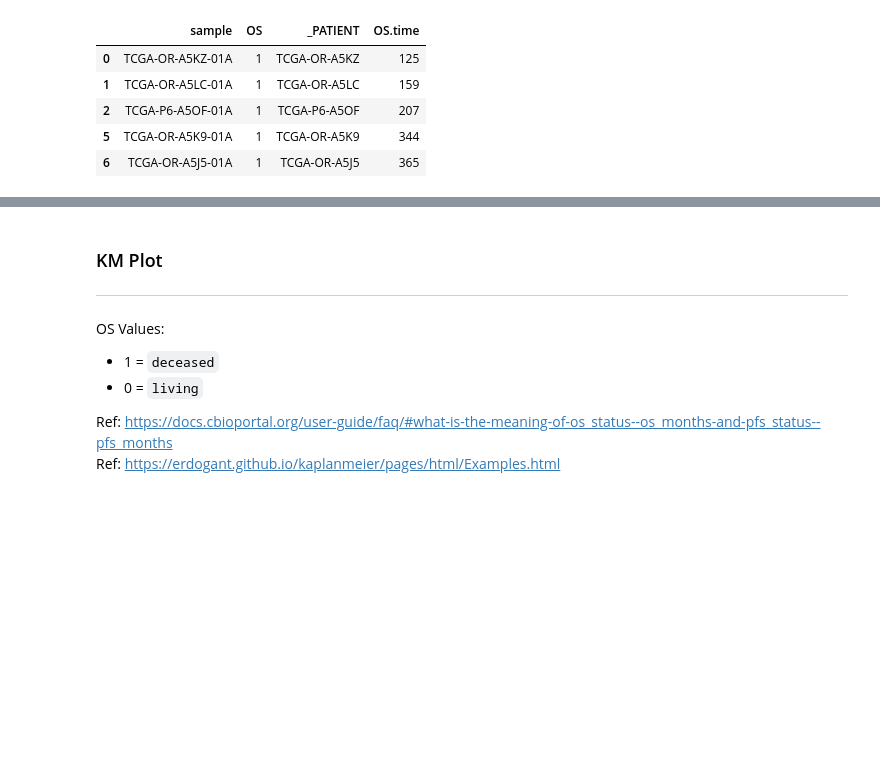
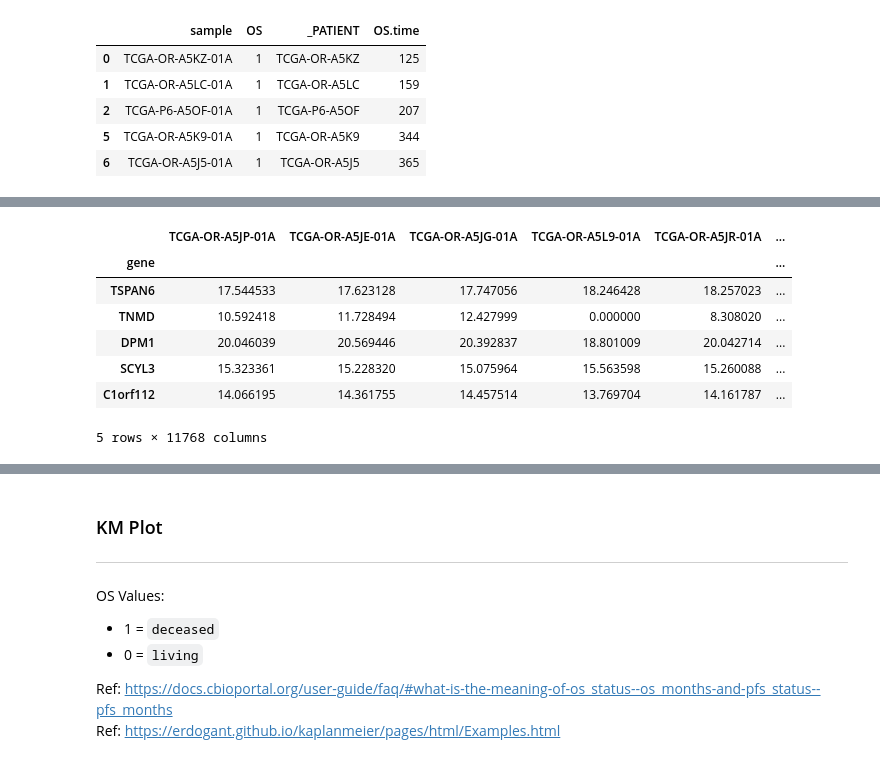
Before and after one commit to erincameron11/survival-analysis-tool, a Jupyter notebook: DataAnalysis.ipynb, the cells around one changed output, grey strips where cells are left out. Cells and saved outputs as stored; diff of their text form; code cells hidden in the pictures; blank space fills up the shorter version.

```diff
--- a/DataAnalysis.ipynb
+++ b/DataAnalysis.ipynb
@@ -202 +213,16 @@ Ref: https://gseapy.readthedocs.io/en/latest/gseapy_tutorial.html
+# %%
+# Ensure the expression dataframe is in the format: indexed on gene names column labels as sample ids
+merged_trimmed_df = merged_df
+merged_trimmed_df.drop(columns=['xena_sample', 'chrom', 'chromStart', 'chromEnd', 'strand', '_merge'], axis=1, inplace=True)
+merged_trimmed_df.set_index('gene', inplace=True)
+display(merged_trimmed_df.head())
+# %% [output]
+|  | TCGA-OR-A5JP-01A | TCGA-OR-A5JE-01A | TCGA-OR-A5JG-01A | TCGA-OR-A5L9-01A | TCGA-OR-A5JR-01A | ... |
+| gene |  |  |  |  |  | ... |
+| TSPAN6 | 17.544533 | 17.623128 | 17.747056 | 18.246428 | 18.257023 | ... |
+| TNMD | 10.592418 | 11.728494 | 12.427999 | 0.000000 | 8.308020 | ... |
+| DPM1 | 20.046039 | 20.569446 | 20.392837 | 18.801009 | 20.042714 | ... |
+| SCYL3 | 15.323361 | 15.228320 | 15.075964 | 15.563598 | 15.260088 | ... |
+| C1orf112 | 14.066195 | 14.361755 | 14.457514 | 13.769704 | 14.161787 | ... |
+5 rows × 11768 columns
 # %%
```
Also changed, not shown: parts of 6 cells of this notebook, 2 other files.
